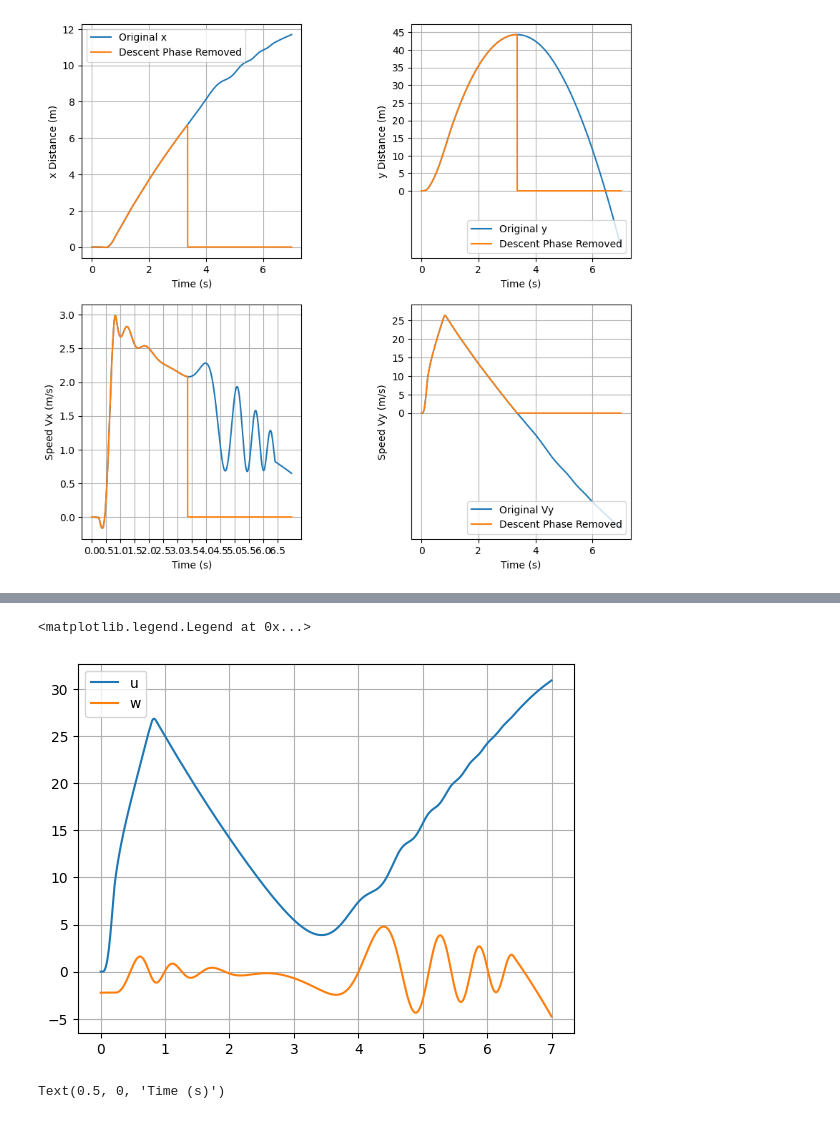
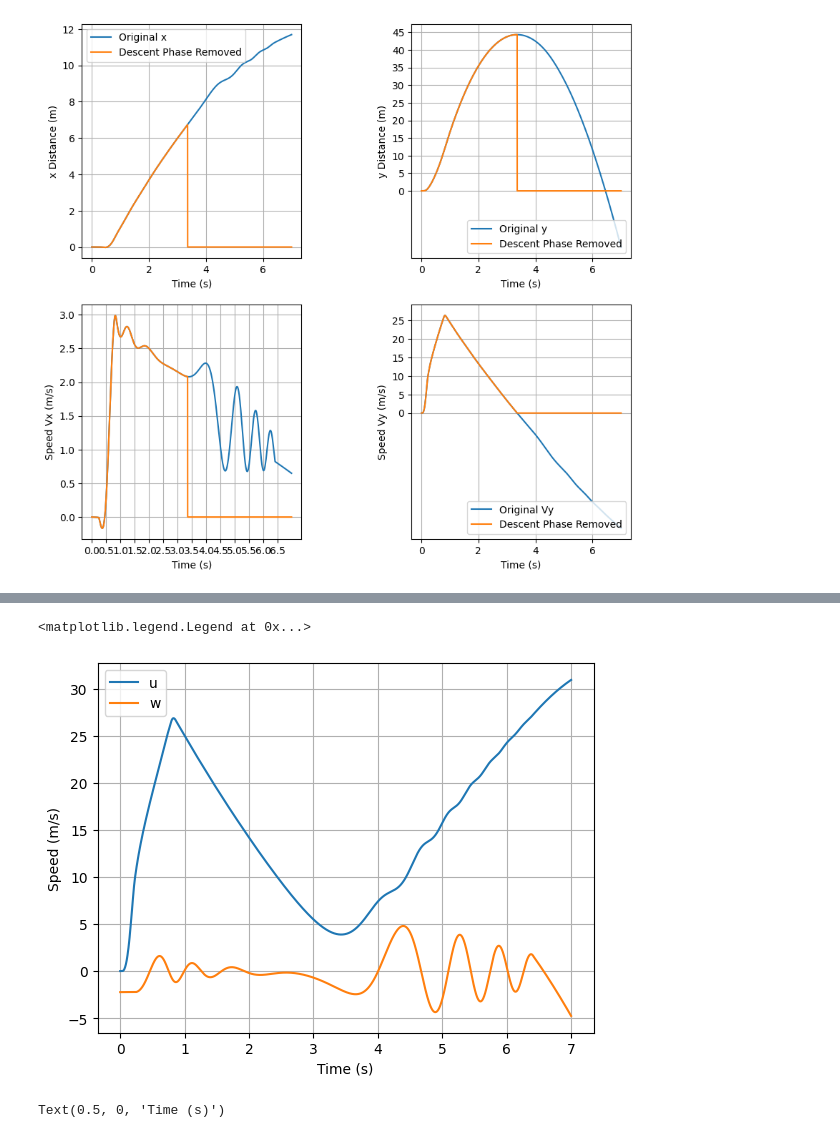
Before and after one commit to BamtolYy/rocket, a Jupyter notebook: simulation/2DRocketSimDraft.ipynb, the cells around one changed output, grey strips where cells are left out. Cells and saved outputs as stored; diff of their text form; code cells hidden in the pictures.

```diff
--- a/simulation/2DRocketSimDraft.ipynb
+++ b/simulation/2DRocketSimDraft.ipynb
@@ -500,13 +493,15 @@ findfont: Font family ['cmex10'] not found. Falling back to DejaVu Sans.
 # %%
 u = solution[:,3]*np.sin(solution[:,4]) + (solution[:,2]+windspeed)*np.cos(solution[:,4])
 w = -(solution[:,2]+windspeed)*np.sin(solution[:,4]) + solution[:,3]*np.cos(solution[:,4])
 plt.plot(t,u)
 plt.plot(t,w)
+plt.xlabel('Time (s)')
+plt.ylabel('Speed (m/s)')
 plt.grid()
 plt.legend(['u','w'])
 # %% [output]
 <matplotlib.legend.Legend at 0x...>
-[figure, old version]
+[figure, new version]
 # %%
 alpha = np.arctan2(-w,u)*360/(2*pi)
 plt.plot(t, alpha)
```
Also changed, not shown: parts of 1 cell of this notebook, 1 other file.
